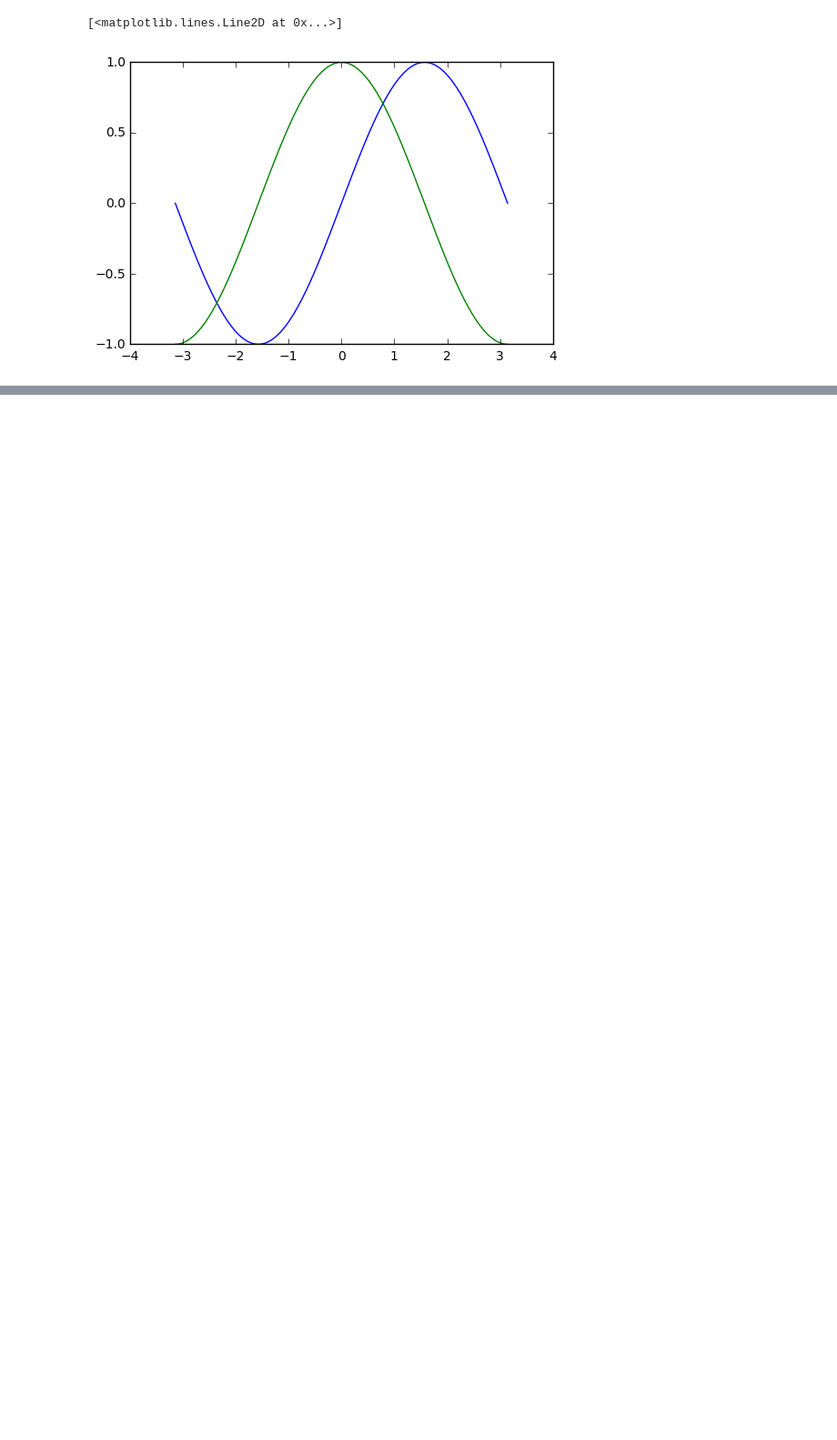
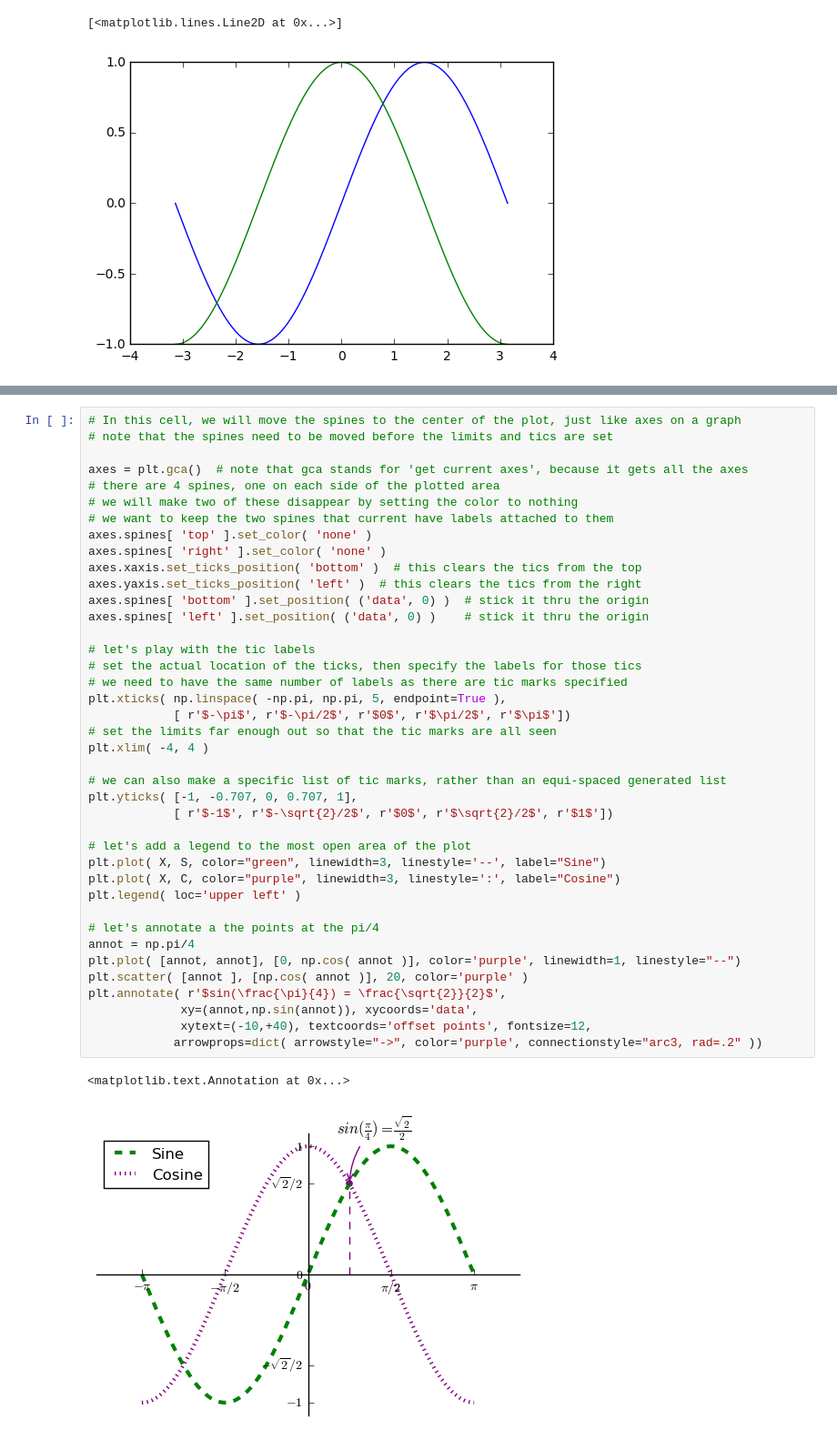
Before and after one commit to chapman-cs510-2016f/cw-07-eric_lance, a Jupyter notebook: matplot-tutorial.ipynb, the cells around one changed output, grey strips where cells are left out. Shown at 91% size. Cells and saved outputs as stored; diff of their text form; blank space fills up the shorter version.

```diff
--- a/matplot-tutorial.ipynb
+++ b/matplot-tutorial.ipynb
@@ -109,0 +113,43 @@ In this next segment, we will toy with additional customization of the plot, inc
+# %%
+# In this cell, we will move the spines to the center of the plot, just like axes on a graph
+# note that the spines need to be moved before the limits and tics are set
+
+axes = plt.gca()  # note that gca stands for 'get current axes', because it gets all the axes
+# there are 4 spines, one on each side of the plotted area
+# we will make two of these disappear by setting the color to nothing
+# we want to keep the two spines that current have labels attached to them
+axes.spines[ 'top' ].set_color( 'none' )
+axes.spines[ 'right' ].set_color( 'none' )
+axes.xaxis.set_ticks_position( 'bottom' )  # this clears the tics from the top
+axes.yaxis.set_ticks_position( 'left' )  # this clears the tics from the right
+axes.spines[ 'bottom' ].set_position( ('data', 0) )  # stick it thru the origin
+axes.spines[ 'left' ].set_position( ('data', 0) )    # stick it thru the origin
+
+# let's play with the tic labels
+# set the actual location of the ticks, then specify the labels for those tics
+# we need to have the same number of labels as there are tic marks specified
+plt.xticks( np.linspace( -np.pi, np.pi, 5, endpoint=True ),
+            [ r'$-\pi$', r'$-\pi/2$', r'$0$', r'$\pi/2$', r'$\pi$'])
+# set the limits far enough out so that the tic marks are all seen
+plt.xlim( -4, 4 )
+
+# we can also make a specific list of tic marks, rather than an equi-spaced generated list
+plt.yticks( [-1, -0.707, 0, 0.707, 1],
+            [ r'$-1$', r'$-\sqrt{2}/2$', r'$0$', r'$\sqrt{2}/2$', r'$1$'])
+
+# let's add a legend to the most open area of the plot
+plt.plot( X, S, color="green", linewidth=3, linestyle='--', label="Sine")
+plt.plot( X, C, color="purple", linewidth=3, linestyle=':', label="Cosine")
+plt.legend( loc='upper left' )
+
+# let's annotate a the points at the pi/4
+annot = np.pi/4
+plt.plot( [annot, annot], [0, np.cos( annot )], color='purple', linewidth=1, linestyle="--")
+plt.scatter( [annot ], [np.cos( annot )], 20, color='purple' )
+plt.annotate( r'$sin(\frac{\pi}{4}) = \frac{\sqrt{2}}{2}$',
+             xy=(annot,np.sin(annot)), xycoords='data',
+             xytext=(-10,+40), textcoords='offset points', fontsize=12,
+            arrowprops=dict( arrowstyle="->", color='purple', connectionstyle="arc3, rad=.2" ))
+# %% [output]
+<matplotlib.text.Annotation at 0x...>
+[figure, added]
```
Also changed, not shown: parts of 7 cells of this notebook.
